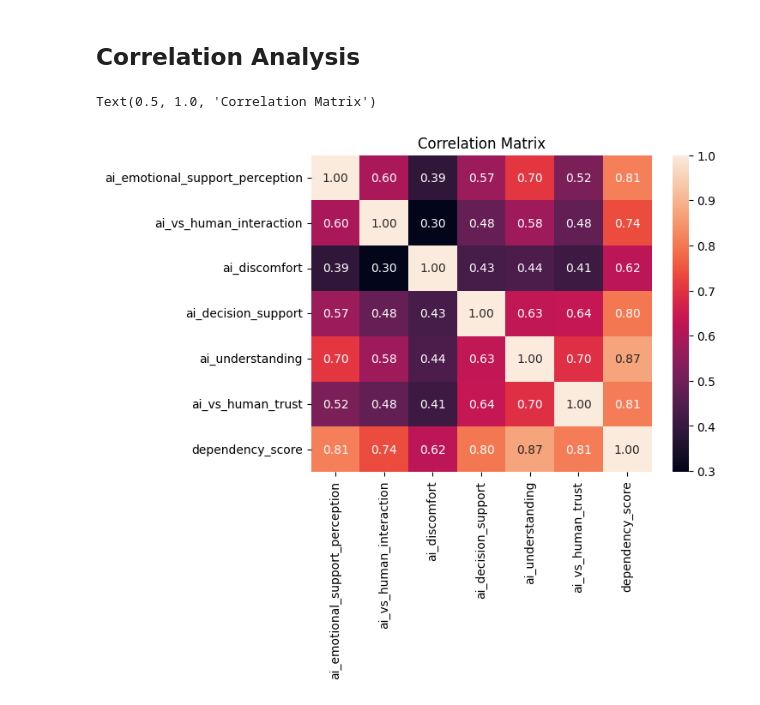
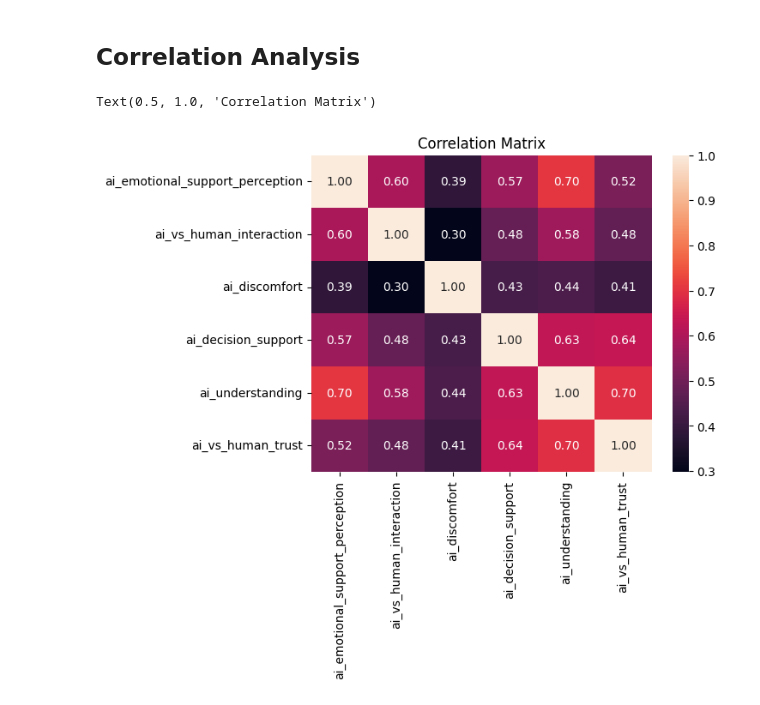
Before and after one commit to Leop-SR/Human-AI-Interaction-Research, a Jupyter notebook: notebooks/02-EDA.ipynb, the cells around one changed output. Cells and saved outputs as stored; diff of their text form; code cells hidden in the pictures.

```diff
--- a/notebooks/02-EDA.ipynb
+++ b/notebooks/02-EDA.ipynb
@@ -8,7 +6,7 @@ import numpy as np
 import matplotlib.pyplot as plt
 import seaborn as sns
 # %%
-df = pd.read_csv('../data/relationships_ai.csv')
+df = pd.read_csv('../data/raw/relationships_ai.csv')
 df.head()
 # %% [output]
 |  | Timestamp | ¿En qué rango de edad te encuentras? | ¿Cuál es tu área de estudio? | ¿Cuántas horas al día utilizas he... | ¿Con qué frecuencia utilizas herr... | ... |
@@ -133,7 +128,0 @@ ai_vs_human_trust 0.8413115042011228
-# %%
-df['dependency_score'] = df[['ai_emotional_support_perception', 'ai_vs_human_interaction', 'ai_discomfort', 'ai_decision_support', 'ai_understanding',
-                             'ai_vs_human_trust']].mean(axis=1)
-bins = [1,2.5,4,5]
-labels =['low', 'medium', 'high']
-df['dependency_level'] = pd.cut(df['dependency_score'], bins=bins, labels=labels, include_lowest=True)
-df.sample(5)
@@ -156,9 +130,9 @@ Text(0, 0.5, 'Score')
 ## Correlation Analysis
 # %%
 corr_matrix = df[['ai_emotional_support_perception', 'ai_vs_human_interaction', 'ai_discomfort', 'ai_decision_support', 'ai_understanding',
-                             'ai_vs_human_trust', 'dependency_score']].corr()
+                             'ai_vs_human_trust']].corr()
 sns.heatmap(corr_matrix, annot=True, fmt='.2f')
 plt.title("Correlation Matrix")
 # %% [output]
 Text(0.5, 1.0, 'Correlation Matrix')
-[figure, old version]
+[figure, new version]
```
Also changed, not shown: parts of 21 cells of this notebook, 6 other files.
